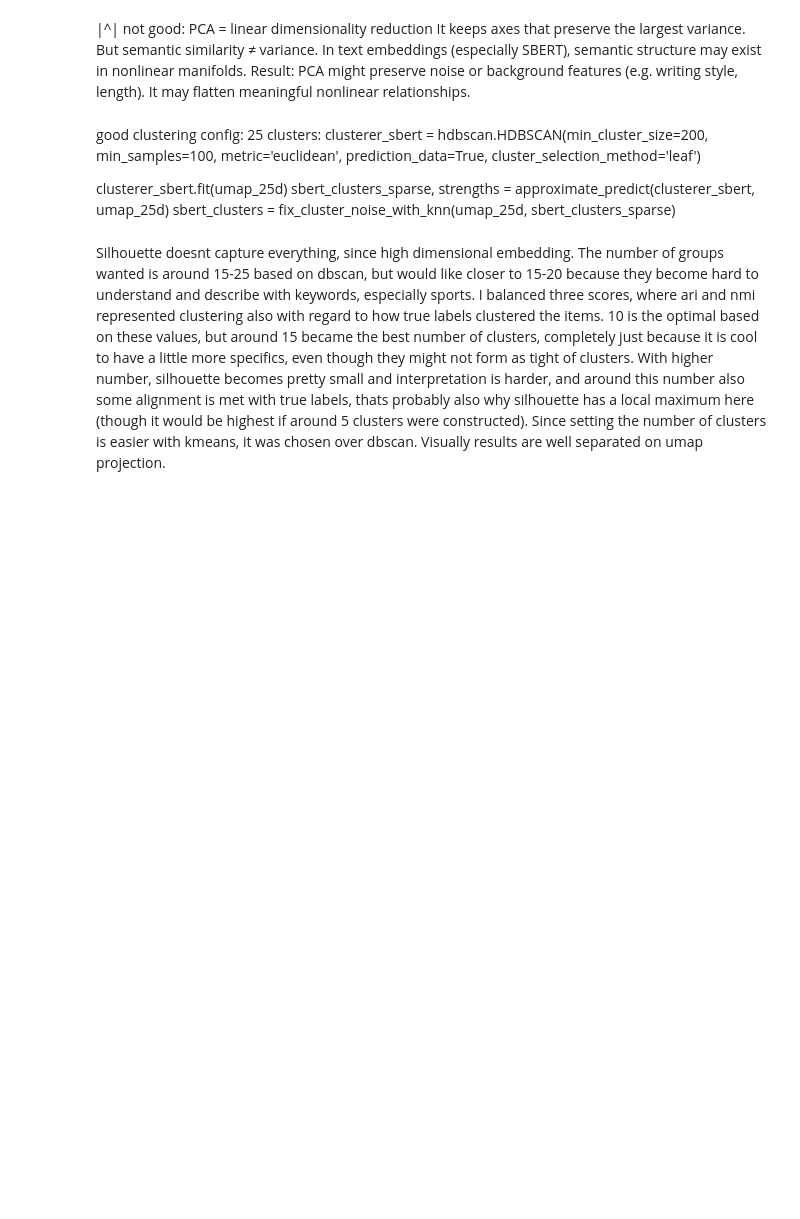
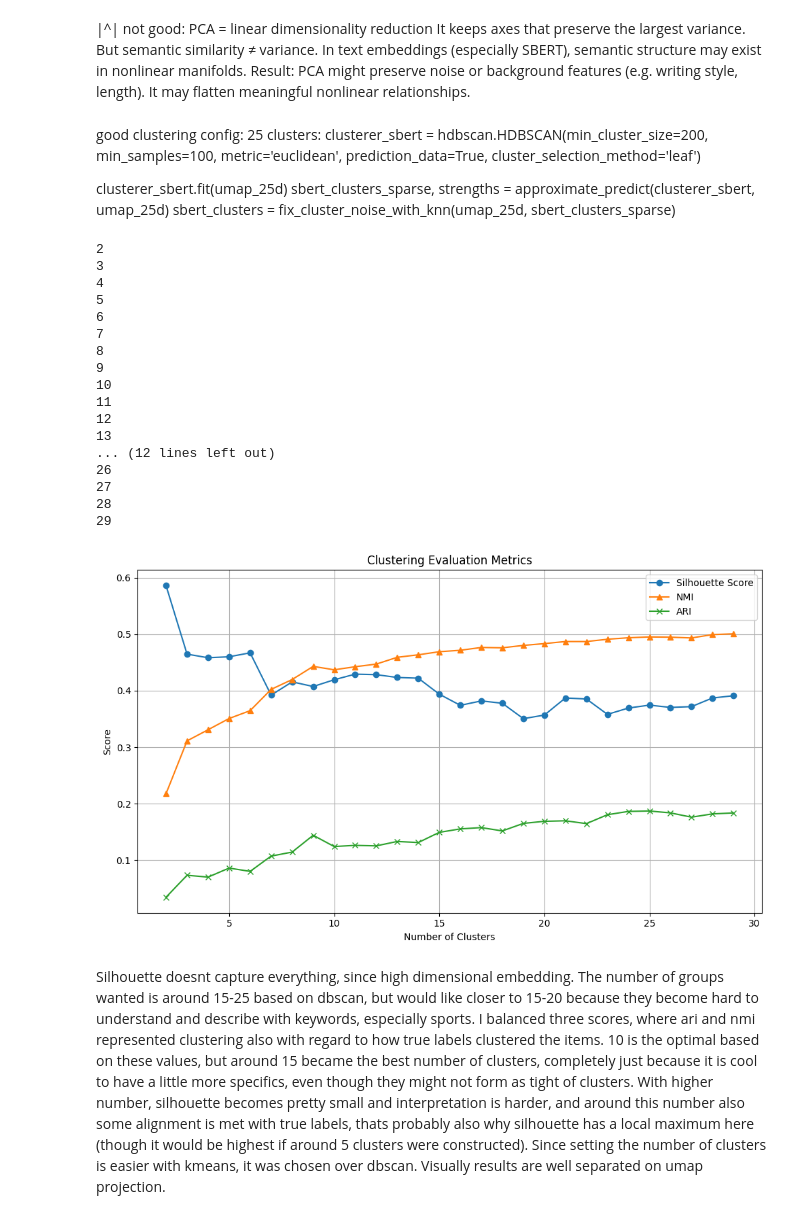
Before and after one commit to MAZI2/rtvslo-clustering, a Jupyter notebook: workbench.ipynb, the cells around one changed output. Saved outputs shown, nothing was run; the diff lists cells and outputs as text; code cells hidden in the pictures; blank space fills up the shorter version.

```diff
--- a/workbench.ipynb
+++ b/workbench.ipynb
@@ -258,35 +258,54 @@ topic_labels = le.fit_transform(topic_strings)
 def draw_graph():
     ari_score = []
     nmi_score = []
     silhouette = []
     chz = []
 
     for n in range(2, 30):
-        sbert_clusters = cluster_with_kmeans(sloberta_umap_25d, n_clusters=n)
+        sbert_clusters = cluster_with_kmeans(umap_25d, n_clusters=n)
 
         ari_score.append(adjusted_rand_score(topic_labels, sbert_clusters))
         nmi_score.append(normalized_mutual_info_score(topic_labels, sbert_clusters))
         silhouette.append(silhouette_score(umap_25d, sbert_clusters))
         #chz.append(calinski_harabasz_score(umap_25d, sbert_clusters))
         print(n)
 
     plt.figure(figsize=(10, 6))
 
     x = list(range(2, 30))
     plt.plot(x, silhouette, label='Silhouette Score', marker='o')
     #plt.plot(x, chz, label='Calinski-Harabasz', marker='s')
     plt.plot(x, nmi_score, label='NMI', marker='^')
     plt.plot(x, ari_score, label='ARI', marker='x')
 
     plt.xlabel("Number of Clusters")
     plt.ylabel("Score")
     plt.title("Clustering Evaluation Metrics")
     plt.legend()
     plt.grid(True)
     plt.tight_layout()
     plt.show()
 
-#draw_graph()
+draw_graph()
+# %% [output]
+2
+3
+4
+5
+6
+7
+8
+9
+10
+11
+12
+13
+... (12 lines left out)
+26
+27
+28
+29
+[figure, added]
 # %% [markdown]
 Silhouette doesnt capture everything, since high dimensional embedding. The number of groups wanted is around 15-25 based on dbscan, but would like closer to 15-20 because they become hard to understand and describe with keywords, especially sports. I balanced three scores, where ari and nmi represented clustering also with regard to how true labels clustered the items. 10 is the optimal based on these values, but around 15 became the best number of clusters, completely just because it is cool to have a little more specifics, even though they might not form as tight of clusters. With higher number, silhouette becomes pretty small and interpretation is harder, and around this number also some alignment is met with true labels, thats probably also why silhouette has a local maximum here (though it would be highest if around 5 clusters were constructed). Since setting the number of clusters is easier with kmeans, it was chosen over dbscan. Visually results are well separated on umap projection.
 # %%
```
Also changed, not shown: parts of 2 cells of this notebook, 4 other files.
